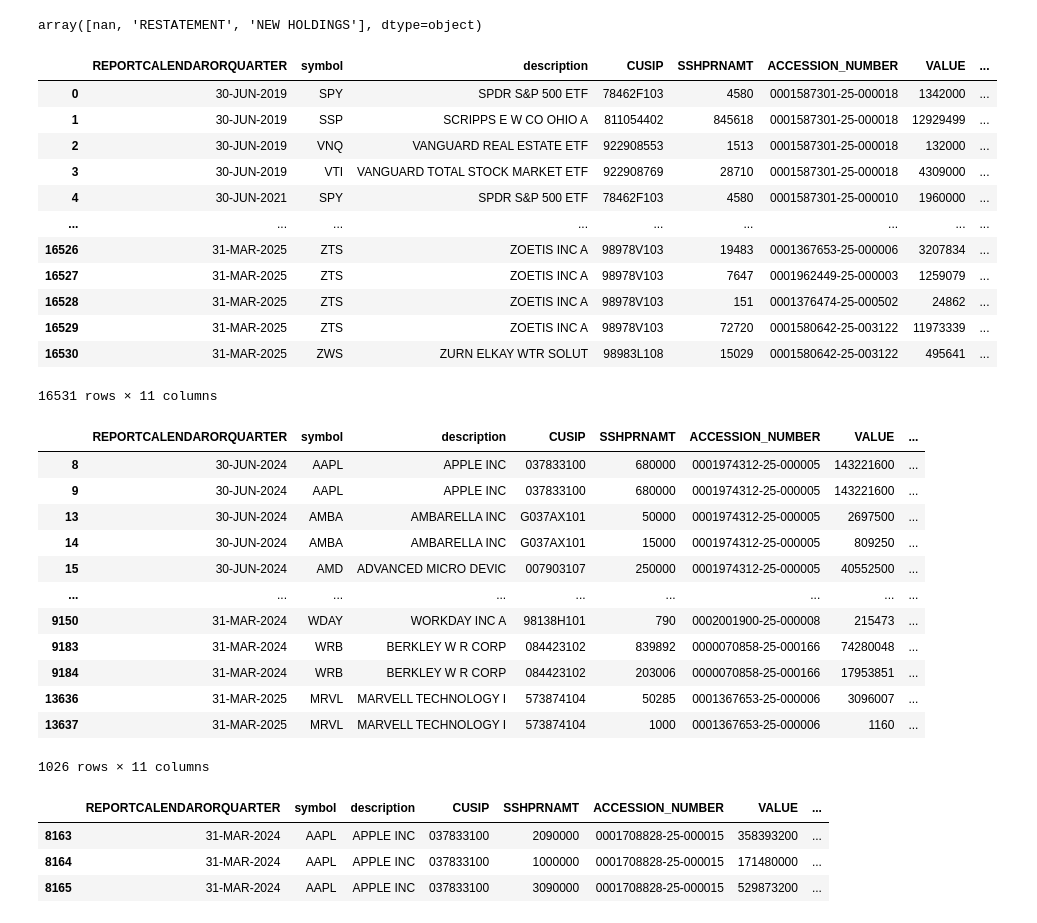
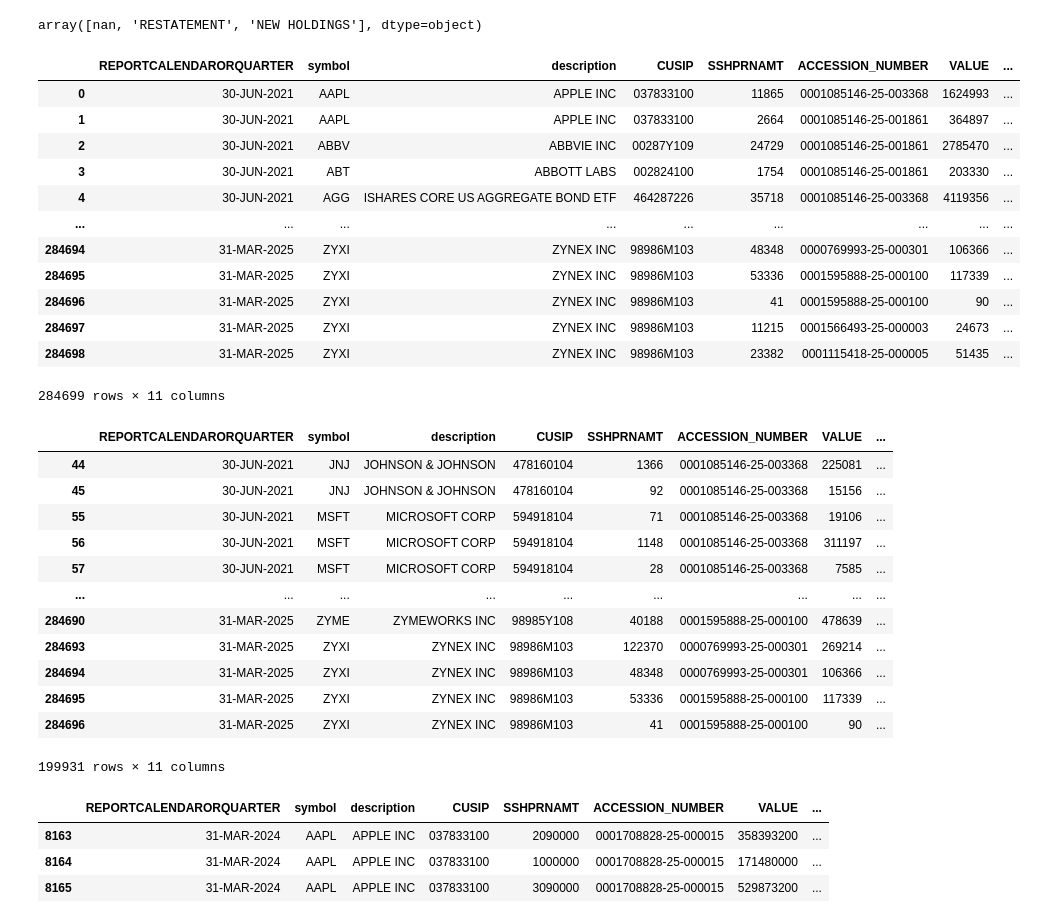
Before and after one commit to uddhavkalra/Stocks-Responsiveness, a Jupyter notebook: Initial_stuff.ipynb, the cells around one changed output. Saved outputs shown, nothing was run; the diff lists cells and outputs as text; code cells hidden in the pictures.

```diff
--- a/Initial_stuff.ipynb
+++ b/Initial_stuff.ipynb
@@ -238,38 +265,38 @@ merge_4['AMENDMENTTYPE'].unique()
 # %% [output]
 array([nan, 'RESTATEMENT', 'NEW HOLDINGS'], dtype=object)
 # %%
-b = merge_4[merge_4['AMENDMENTTYPE'] == 'NEW HOLDINGS'].sort_values(by=['REPORTCALENDARORQUARTER', 'symbol', 'FILINGMANAGER_NAME']).reset_index(drop=True)
+b = merge_4[merge_4['AMENDMENTTYPE'] == 'RESTATEMENT'].sort_values(by=['REPORTCALENDARORQUARTER', 'symbol', 'FILINGMANAGER_NAME']).reset_index(drop=True)
 b
 # %% [output]
 |  | REPORTCALENDARORQUARTER | symbol | description | CUSIP | SSHPRNAMT | ACCESSION_NUMBER | VALUE | ... |
-| 0 | 30-JUN-2019 | SPY | SPDR S&P 500 ETF | 78462F103 | 4580 | 0001587301-25-000018 | 1342000 | ... |
-| 1 | 30-JUN-2019 | SSP | SCRIPPS E W CO OHIO A | 811054402 | 845618 | 0001587301-25-000018 | 12929499 | ... |
-| 2 | 30-JUN-2019 | VNQ | VANGUARD REAL ESTATE ETF | 922908553 | 1513 | 0001587301-25-000018 | 132000 | ... |
-| 3 | 30-JUN-2019 | VTI | VANGUARD TOTAL STOCK MARKET ETF | 922908769 | 28710 | 0001587301-25-000018 | 4309000 | ... |
-| 4 | 30-JUN-2021 | SPY | SPDR S&P 500 ETF | 78462F103 | 4580 | 0001587301-25-000010 | 1960000 | ... |
+| 0 | 30-JUN-2021 | AAPL | APPLE INC | 037833100 | 11865 | 0001085146-25-003368 | 1624993 | ... |
+| 1 | 30-JUN-2021 | AAPL | APPLE INC | 037833100 | 2664 | 0001085146-25-001861 | 364897 | ... |
+| 2 | 30-JUN-2021 | ABBV | ABBVIE INC | 00287Y109 | 24729 | 0001085146-25-001861 | 2785470 | ... |
+| 3 | 30-JUN-2021 | ABT | ABBOTT LABS | 002824100 | 1754 | 0001085146-25-001861 | 203330 | ... |
+| 4 | 30-JUN-2021 | AGG | ISHARES CORE US AGGREGATE BOND ETF | 464287226 | 35718 | 0001085146-25-003368 | 4119356 | ... |
 | ... | ... | ... | ... | ... | ... | ... | ... | ... |
-| 16526 | 31-MAR-2025 | ZTS | ZOETIS INC A | 98978V103 | 19483 | 0001367653-25-000006 | 3207834 | ... |
-| 16527 | 31-MAR-2025 | ZTS | ZOETIS INC A | 98978V103 | 7647 | 0001962449-25-000003 | 1259079 | ... |
-| 16528 | 31-MAR-2025 | ZTS | ZOETIS INC A | 98978V103 | 151 | 0001376474-25-000502 | 24862 | ... |
-| 16529 | 31-MAR-2025 | ZTS | ZOETIS INC A | 98978V103 | 72720 | 0001580642-25-003122 | 11973339 | ... |
-| 16530 | 31-MAR-2025 | ZWS | ZURN ELKAY WTR SOLUT | 98983L108 | 15029 | 0001580642-25-003122 | 495641 | ... |
+| 284694 | 31-MAR-2025 | ZYXI | ZYNEX INC | 98986M103 | 48348 | 0000769993-25-000301 | 106366 | ... |
+| 284695 | 31-MAR-2025 | ZYXI | ZYNEX INC | 98986M103 | 53336 | 0001595888-25-000100 | 117339 | ... |
+| 284696 | 31-MAR-2025 | ZYXI | ZYNEX INC | 98986M103 | 41 | 0001595888-25-000100 | 90 | ... |
+| 284697 | 31-MAR-2025 | ZYXI | ZYNEX INC | 98986M103 | 11215 | 0001566493-25-000003 | 24673 | ... |
+| 284698 | 31-MAR-2025 | ZYXI | ZYNEX INC | 98986M103 | 23382 | 0001115418-25-000005 | 51435 | ... |
-16531 rows × 11 columns
+284699 rows × 11 columns
 # %%
 b[b.duplicated(subset=['REPORTCALENDARORQUARTER', 'symbol', 'FILINGMANAGER_NAME'], keep=False)]
 # %% [output]
 |  | REPORTCALENDARORQUARTER | symbol | description | CUSIP | SSHPRNAMT | ACCESSION_NUMBER | VALUE | ... |
-| 8 | 30-JUN-2024 | AAPL | APPLE INC | 037833100 | 680000 | 0001974312-25-000005 | 143221600 | ... |
-| 9 | 30-JUN-2024 | AAPL | APPLE INC | 037833100 | 680000 | 0001974312-25-000005 | 143221600 | ... |
-| 13 | 30-JUN-2024 | AMBA | AMBARELLA INC | G037AX101 | 50000 | 0001974312-25-000005 | 2697500 | ... |
-| 14 | 30-JUN-2024 | AMBA | AMBARELLA INC | G037AX101 | 15000 | 0001974312-25-000005 | 809250 | ... |
-| 15 | 30-JUN-2024 | AMD | ADVANCED MICRO DEVIC | 007903107 | 250000 | 0001974312-25-000005 | 40552500 | ... |
+| 44 | 30-JUN-2021 | JNJ | JOHNSON & JOHNSON | 478160104 | 1366 | 0001085146-25-003368 | 225081 | ... |
+| 45 | 30-JUN-2021 | JNJ | JOHNSON & JOHNSON | 478160104 | 92 | 0001085146-25-003368 | 15156 | ... |
+| 55 | 30-JUN-2021 | MSFT | MICROSOFT CORP | 594918104 | 71 | 0001085146-25-003368 | 19106 | ... |
+| 56 | 30-JUN-2021 | MSFT | MICROSOFT CORP | 594918104 | 1148 | 0001085146-25-003368 | 311197 | ... |
+| 57 | 30-JUN-2021 | MSFT | MICROSOFT CORP | 594918104 | 28 | 0001085146-25-003368 | 7585 | ... |
 | ... | ... | ... | ... | ... | ... | ... | ... | ... |
-| 9150 | 31-MAR-2024 | WDAY | WORKDAY INC A | 98138H101 | 790 | 0002001900-25-000008 | 215473 | ... |
-| 9183 | 31-MAR-2024 | WRB | BERKLEY W R CORP | 084423102 | 839892 | 0000070858-25-000166 | 74280048 | ... |
-| 9184 | 31-MAR-2024 | WRB | BERKLEY W R CORP | 084423102 | 203006 | 0000070858-25-000166 | 17953851 | ... |
-| 13636 | 31-MAR-2025 | MRVL | MARVELL TECHNOLOGY I | 573874104 | 50285 | 0001367653-25-000006 | 3096007 | ... |
-| 13637 | 31-MAR-2025 | MRVL | MARVELL TECHNOLOGY I | 573874104 | 1000 | 0001367653-25-000006 | 1160 | ... |
+| 284690 | 31-MAR-2025 | ZYME | ZYMEWORKS INC | 98985Y108 | 40188 | 0001595888-25-000100 | 478639 | ... |
+| 284693 | 31-MAR-2025 | ZYXI | ZYNEX INC | 98986M103 | 122370 | 0000769993-25-000301 | 269214 | ... |
+| 284694 | 31-MAR-2025 | ZYXI | ZYNEX INC | 98986M103 | 48348 | 0000769993-25-000301 | 106366 | ... |
+| 284695 | 31-MAR-2025 | ZYXI | ZYNEX INC | 98986M103 | 53336 | 0001595888-25-000100 | 117339 | ... |
+| 284696 | 31-MAR-2025 | ZYXI | ZYNEX INC | 98986M103 | 41 | 0001595888-25-000100 | 90 | ... |
-1026 rows × 11 columns
+199931 rows × 11 columns
 # %%
 merge_4[(merge_4['description'] == 'APPLE INC') & (merge_4['FILINGMANAGER_NAME'] == 'CLEAR STREET LLC') & (merge_4['REPORTCALENDARORQUARTER'] == '31-MAR-2024')]
 # %% [output]
```
Also changed, not shown: parts of 3 cells of this notebook, 7 other files.
